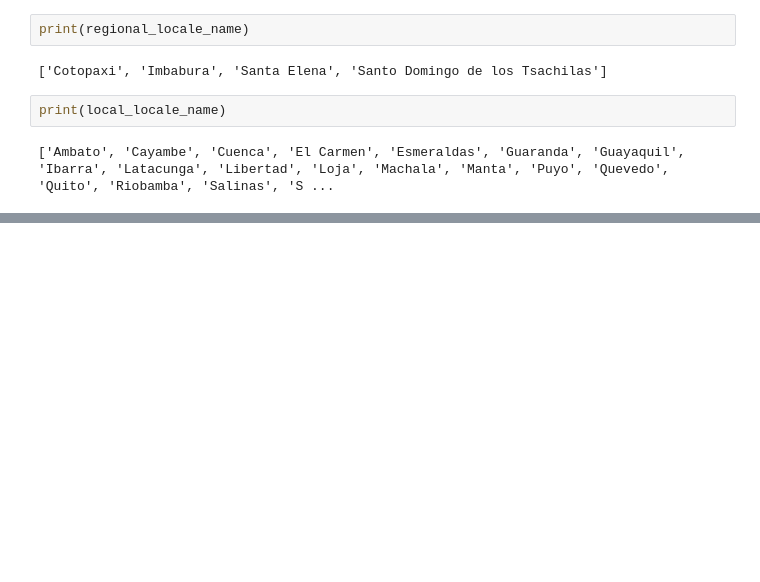
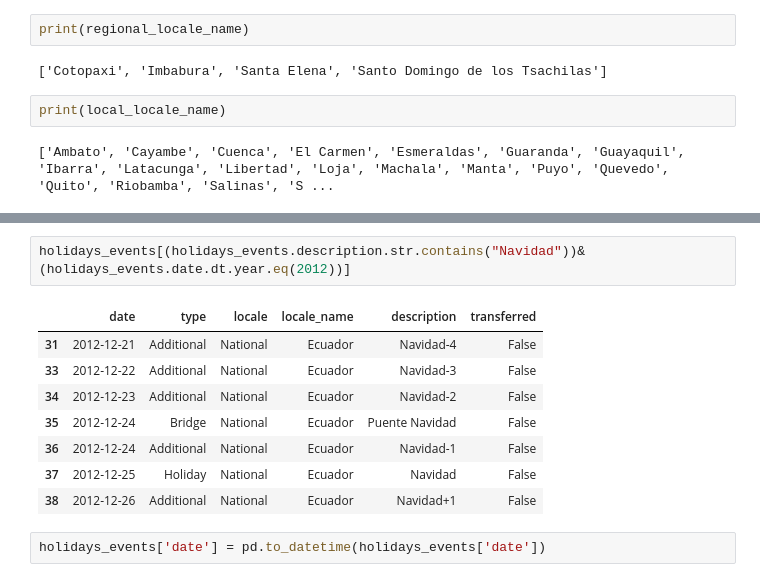
Before and after one commit to PinakShome/Data-Science-Case-Studies, a Jupyter notebook: store-sales-forecasting/Pre_Store_Sales_Forecasting.ipynb, the cells around one changed output, grey strips where cells are left out. Cells and saved outputs as stored; diff of their text form; blank space fills up the shorter version.

```diff
--- a/store-sales-forecasting/Pre_Store_Sales_Forecasting.ipynb
+++ b/store-sales-forecasting/Pre_Store_Sales_Forecasting.ipynb
@@ -343,0 +359,13 @@ print(local_locale_name)
+# %%
+holidays_events[(holidays_events.description.str.contains("Navidad"))&(holidays_events.date.dt.year.eq(2012))]
+# %% [output]
+|  | date | type | locale | locale_name | description | transferred |
+| 31 | 2012-12-21 | Additional | National | Ecuador | Navidad-4 | False |
+| 33 | 2012-12-22 | Additional | National | Ecuador | Navidad-3 | False |
+| 34 | 2012-12-23 | Additional | National | Ecuador | Navidad-2 | False |
+| 35 | 2012-12-24 | Bridge | National | Ecuador | Puente Navidad | False |
+| 36 | 2012-12-24 | Additional | National | Ecuador | Navidad-1 | False |
+| 37 | 2012-12-25 | Holiday | National | Ecuador | Navidad | False |
+| 38 | 2012-12-26 | Additional | National | Ecuador | Navidad+1 | False |
+# %%
+holidays_events['date'] = pd.to_datetime(holidays_events['date'])
```
Also changed, not shown: parts of 11 cells of this notebook.
